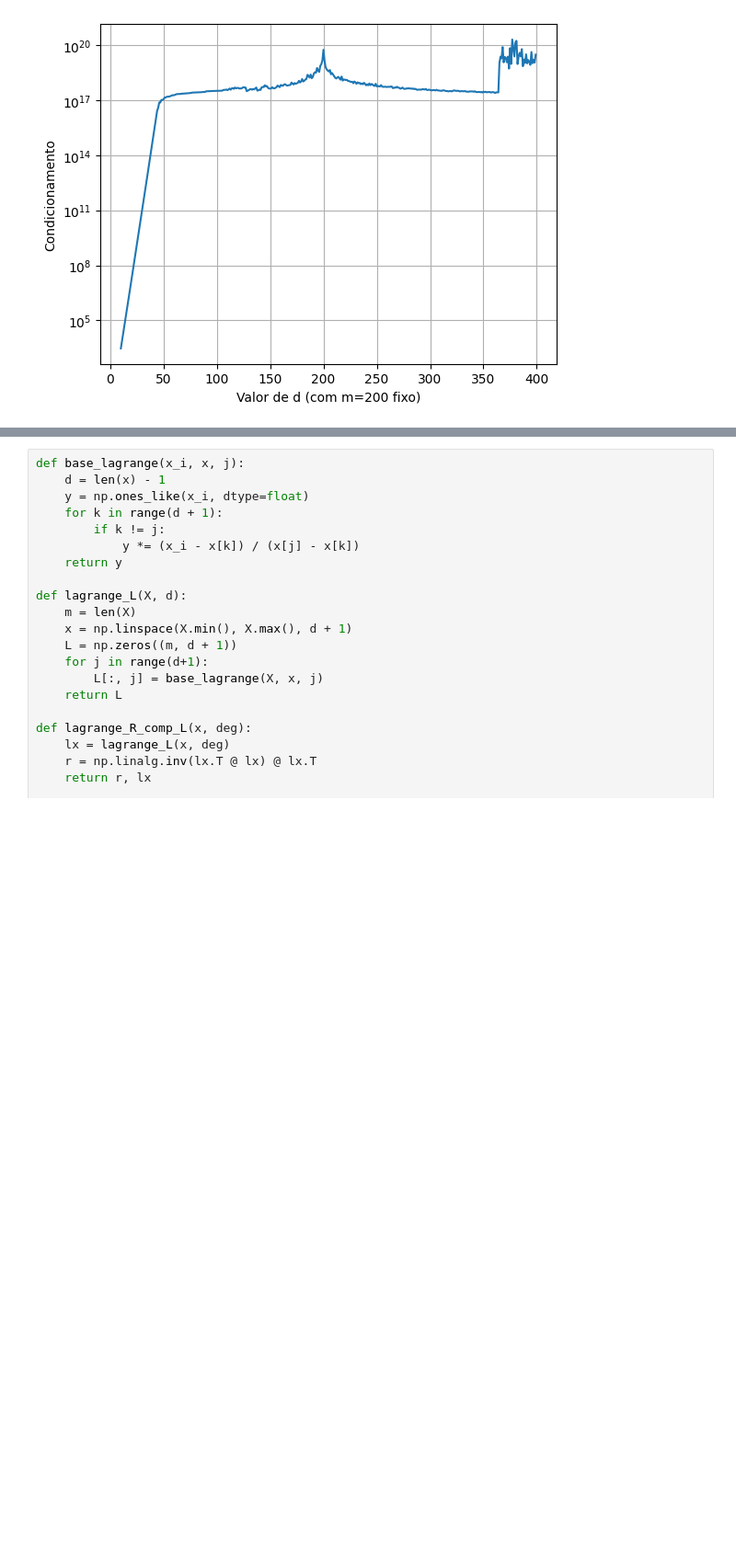
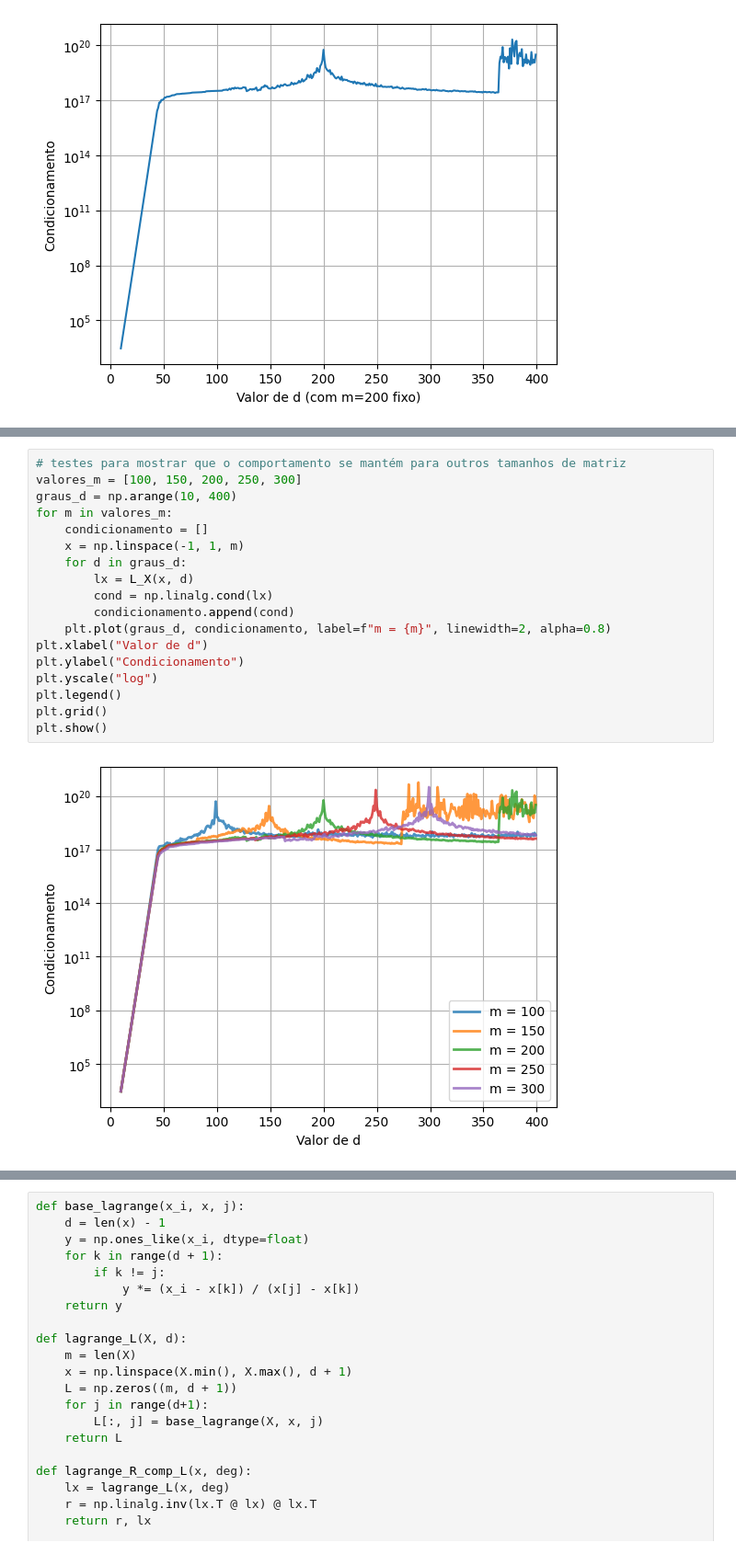
Before and after one commit to Gustasnz/Projeto-3---ALN, a Jupyter notebook: Projeto3.ipynb, the cells around one changed output, grey strips where cells are left out. Shown at 92% size. Cells and saved outputs as stored; diff of their text form; blank space fills up the shorter version.

```diff
--- a/Projeto3.ipynb
+++ b/Projeto3.ipynb
@@ -172,3 +174,23 @@ Após alguma análise, chegou-se a conclusão de que isso se deve a forma como o
+# %%
+# testes para mostrar que o comportamento se mantém para outros tamanhos de matriz
+valores_m = [100, 150, 200, 250, 300]
+graus_d = np.arange(10, 400)
+for m in valores_m:
+    condicionamento = []
+    x = np.linspace(-1, 1, m)
+    for d in graus_d:
+        lx = L_X(x, d)
+        cond = np.linalg.cond(lx)
+        condicionamento.append(cond)
+    plt.plot(graus_d, condicionamento, label=f"m = {m}", linewidth=2, alpha=0.8)
+plt.xlabel("Valor de d")
+plt.ylabel("Condicionamento")
+plt.yscale("log")
+plt.legend()
+plt.grid()
+plt.show()
+# %% [output]
+[figure, added]
 # %% [markdown]
 ### Item e:
 
```
Also changed, not shown: parts of 26 cells of this notebook.
